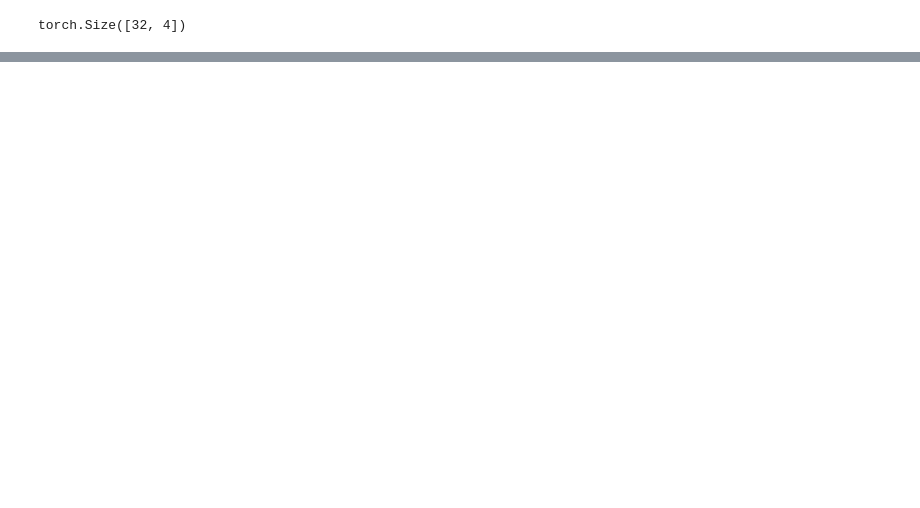
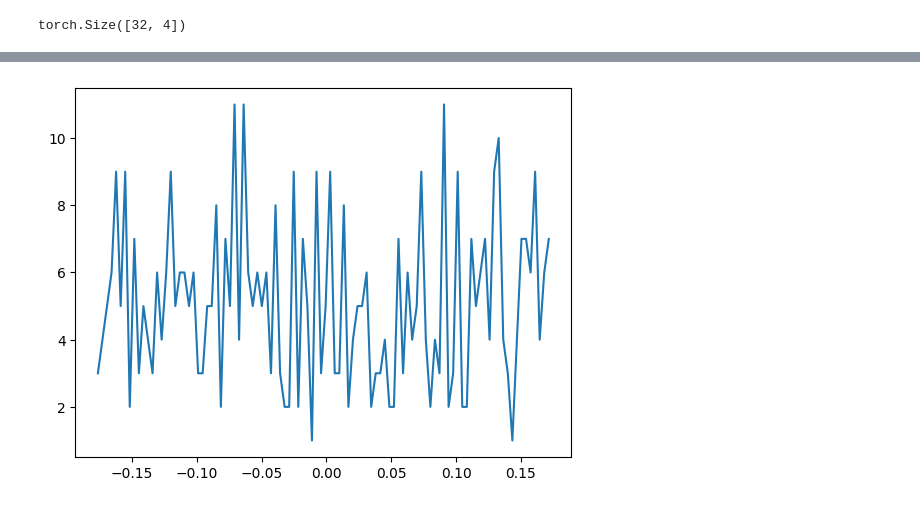
Before and after one commit to Erickllino/Neural_Network, a Jupyter notebook: NN.ipynb, the cells around one changed output, grey strips where cells are left out. Cells and saved outputs as stored; diff of their text form; code cells hidden in the pictures; blank space fills up the shorter version.

```diff
--- a/NN.ipynb
+++ b/NN.ipynb
@@ -460,0 +466,5 @@ y_after = value_after_train[0]
+# %%
+value_after_train = torch.histogram(MLP_Model().L2.weight.detach())
+
+X_L2_after = value_after_train[1][0:100]
+y_L2_after = value_after_train[0]
@@ -468,0 +488,4 @@ hist_after_train = plt.plot(X_after,y_after)
+# %%
+hist_after_train = plt.plot(X_L2_after,y_L2_after)
+# %% [output]
+[figure, added]
```
Also changed, not shown: parts of 11 cells of this notebook.
